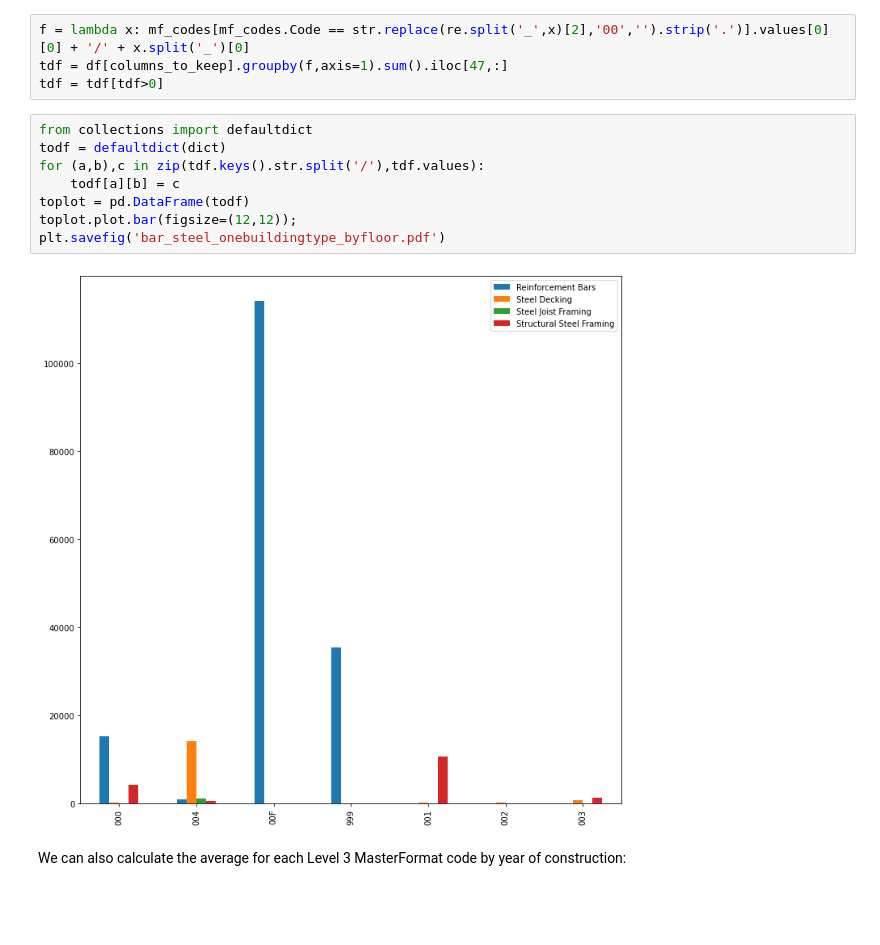
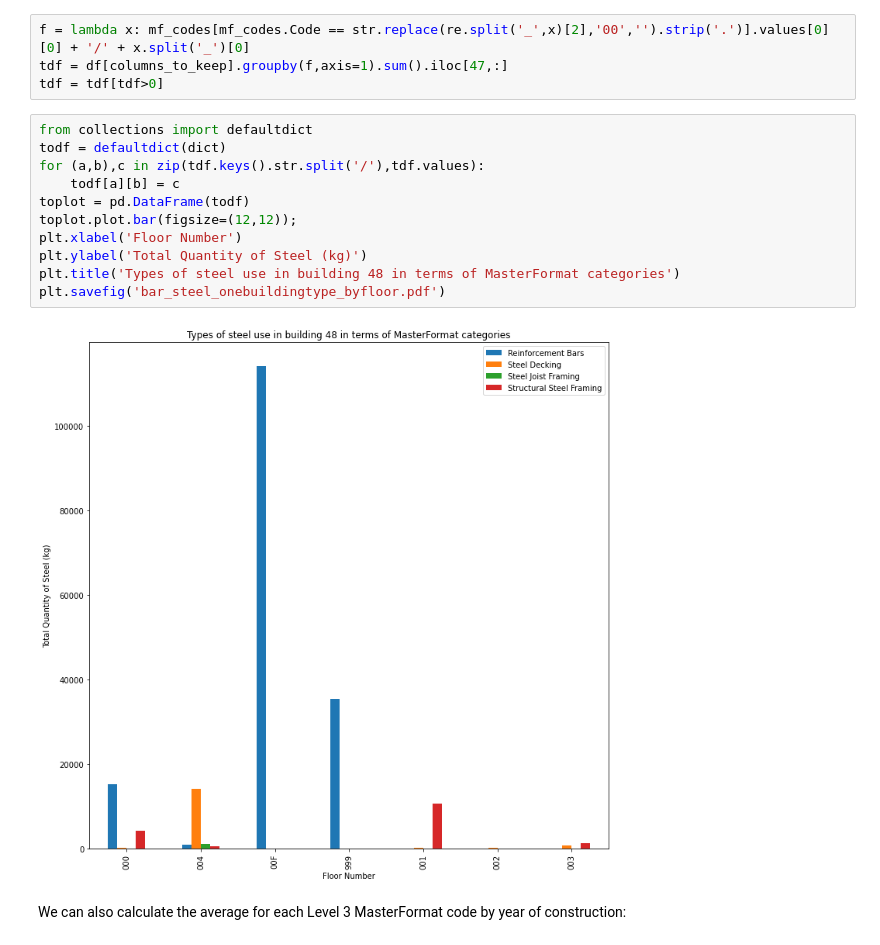
Before and after one commit to alexwolson/A-Construction-Classification-System-Database-for-Understanding-Resource-Use-in-Buildings, a Jupyter notebook: Sample Code/Sample.ipynb, the cells around one changed output. Saved outputs shown, nothing was run; the diff lists cells and outputs as text; blank space fills up the shorter version.

```diff
--- a/Sample Code/Sample.ipynb
+++ b/Sample Code/Sample.ipynb
@@ -294,13 +294,16 @@ tdf = tdf[tdf>0]
 # %%
 from collections import defaultdict
 todf = defaultdict(dict)
 for (a,b),c in zip(tdf.keys().str.split('/'),tdf.values):
     todf[a][b] = c
 toplot = pd.DataFrame(todf)
 toplot.plot.bar(figsize=(12,12));
+plt.xlabel('Floor Number')
+plt.ylabel('Total Quantity of Steel (kg)')
+plt.title('Types of steel use in building 48 in terms of MasterFormat categories')
 plt.savefig('bar_steel_onebuildingtype_byfloor.pdf')
 # %% [output]
-[figure, old version]
+[figure, new version]
 # %% [markdown]
 We can also calculate the average for each Level 3 MasterFormat code by year of construction:
 # %%
```
Also changed, not shown: parts of 10 cells of this notebook, 4 other files.
